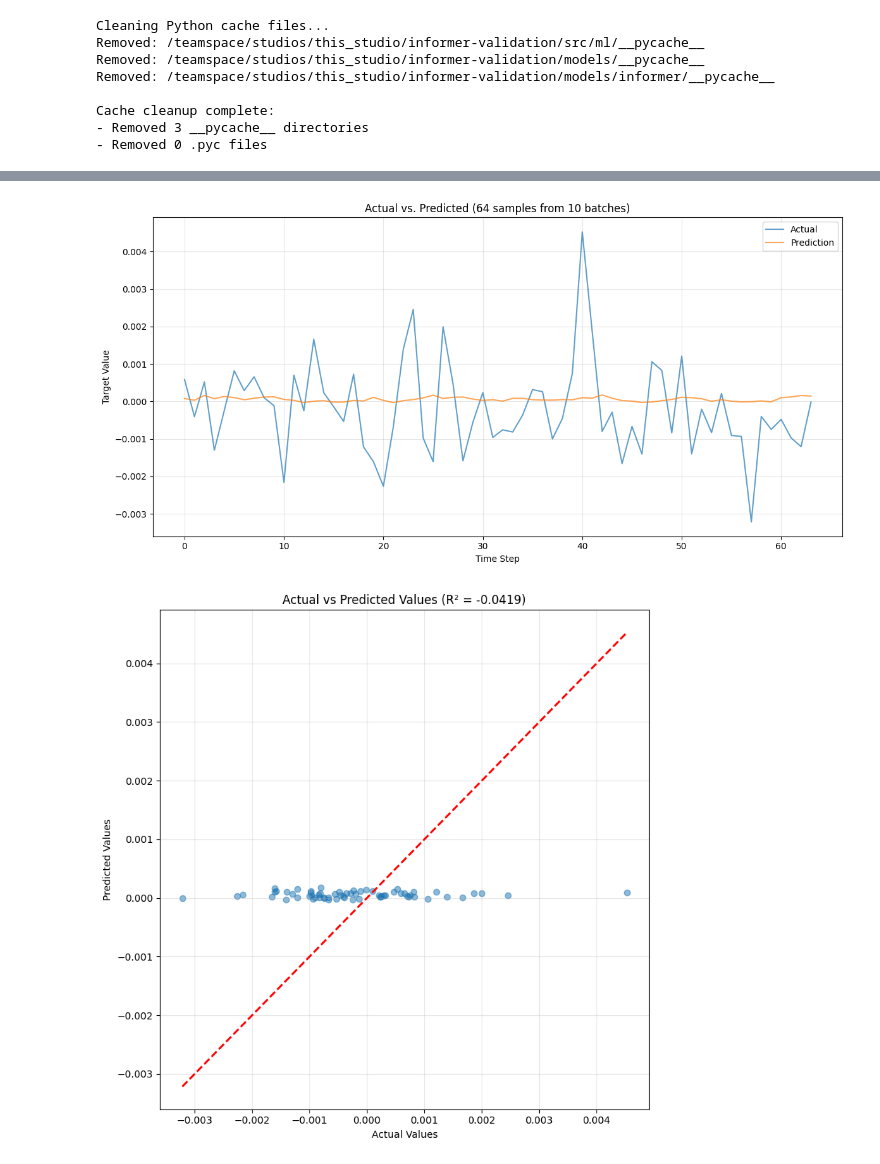
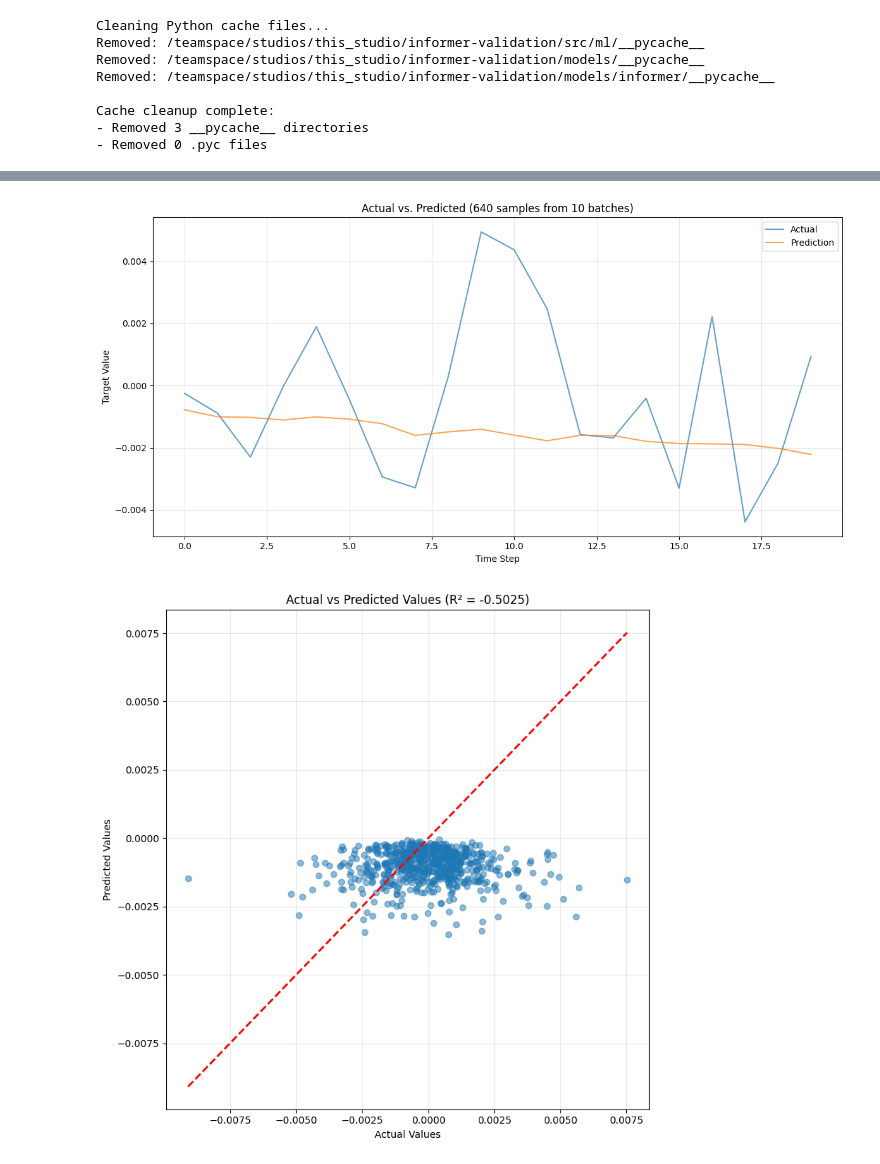
Before and after one commit to anton-voron/informer-validation, a Jupyter notebook: notebooks/model_validation.ipynb, the cells around one changed output, grey strips where cells are left out. Drawn from its saved outputs; the diff is of its cells as text; code cells hidden in the pictures.

```diff
--- a/notebooks/model_validation.ipynb
+++ b/notebooks/model_validation.ipynb
@@ -112,0 +189,17 @@ test_dataset: TimeSeriesDataSet = TimeSeriesDataSet.from_dataset(train_dataset,
+# %%
+# Create datasets with transformed target variable
+print("Creating TimeSeriesDataSet with transformed target...")
+
+# train_dataset: TimeSeriesDataSet = build_time_series_dataset(conf, train_df_transformed)
+# val_dataset: TimeSeriesDataSet = TimeSeriesDataSet.from_dataset(train_dataset, val_df_transformed, predict=False)
+# test_dataset: TimeSeriesDataSet = TimeSeriesDataSet.from_dataset(train_dataset, test_df_transformed, predict=False)
+# test_dataset: TimeSeriesDataSet = build_time_series_dataset(conf, test_df_transformed)
+
+train_dataset: TimeSeriesDataSet = build_time_series_dataset(conf, train_df)
+val_dataset: TimeSeriesDataSet = TimeSeriesDataSet.from_dataset(train_dataset, val_df, predict=False)
+test_dataset: TimeSeriesDataSet = TimeSeriesDataSet.from_dataset(train_dataset, test_df, predict=False)
+
+print(f"Train dataset: {len(train_dataset)} samples")
+print(f"Val dataset: {len(val_dataset)} samples")
+print(f"Test dataset: {len(test_dataset)} samples")
+print("\nDatasets created successfully with transformed target!")
@@ -116,7 +216,7 @@ from models.informer.model_pytorch_forecasting import InformerPTForecasting
 loss = get_loss(conf)
 
 # model = get_model(conf, train_dataset, loss)
-model = InformerPTForecasting.load_from_checkpoint("/teamspace/studios/this_studio/informer-validation/logs/Informer_BTC_5min/version_0/checkpoints/epoch=3-step=2880.ckpt")
+model = InformerPTForecasting.load_from_checkpoint("/teamspace/studios/this_studio/informer-validation/logs/Informer_BTC_5min/version_0/checkpoints/epoch=1-step=720.ckpt")
 
 # model to eval mode
 model.eval()
@@ -257,7 +259,7 @@ all_actuals = []
 all_preds = []
 
 # Limit to 10 batches for faster inference
-max_batches = 1
+max_batches = 10
 batch_count = 0
 
 HORIZONT = 1
@@ -267,26 +269,25 @@ for batch_idx, (x, y) in enumerate(test_loader):
         break
 
     # Get actuals
-    actuals = y[0].cpu().numpy()[:, HORIZONT]
+    actuals = y[0].cpu().numpy()[:, 0]
     print(f"Batch {batch_idx + 1} actuals shape: {actuals.shape}")
     all_actuals.append(actuals.flatten())
 
     # Move batch to device and get predictions
+    x = {k: v for k, v in x.items() if k != "encoder_target"}
+
     x_device = {k: v.to(device) if isinstance(v, torch.Tensor) else v for k, v in x.items()}
 
     with torch.no_grad():
         # Use the model's forward method directly
         batch_pred = model(x_device)
 
-        # Handle different output formats
-        if isinstance(batch_pred, dict):
-            preds = batch_pred['prediction'].cpu().numpy()
-        else:
-            preds = batch_pred['prediction'].cpu().numpy()
+        preds = batch_pred['prediction'].cpu().numpy()
 
         # Extract the horizon we want
         if len(preds.shape) == 3:  # [batch, horizon, features]
             preds = preds[:, HORIZONT, :]
+            # preds = preds
         elif len(preds.shape) == 2:  # [batch, features]
             preds = preds
 
@@ -323,8 +324,8 @@ print(metrics_df)
 # Plot actual vs prediction (all points since we only have 10 batches)
 plt.figure(figsize=(12, 6))
 n_points = len(all_actuals)
-plt.plot(all_actuals, label="Actual", alpha=0.7)
-plt.plot(all_preds, label="Prediction", alpha=0.7)
+plt.plot(all_actuals[300:320], label="Actual", alpha=0.7)
+plt.plot(all_preds[300:320], label="Prediction", alpha=0.7)
 plt.xlabel("Time Step")
 plt.ylabel("Target Value")
 plt.title(f"Actual vs. Predicted ({n_points} samples from 10 batches)")
@@ -359,2 +365,2 @@ Model Performance Metrics:
-[figure, old version]
+[figure, new version]
-[figure, old version]
+[figure, new version]
```
Also changed, not shown: parts of 5 cells of this notebook, 10 other files.
